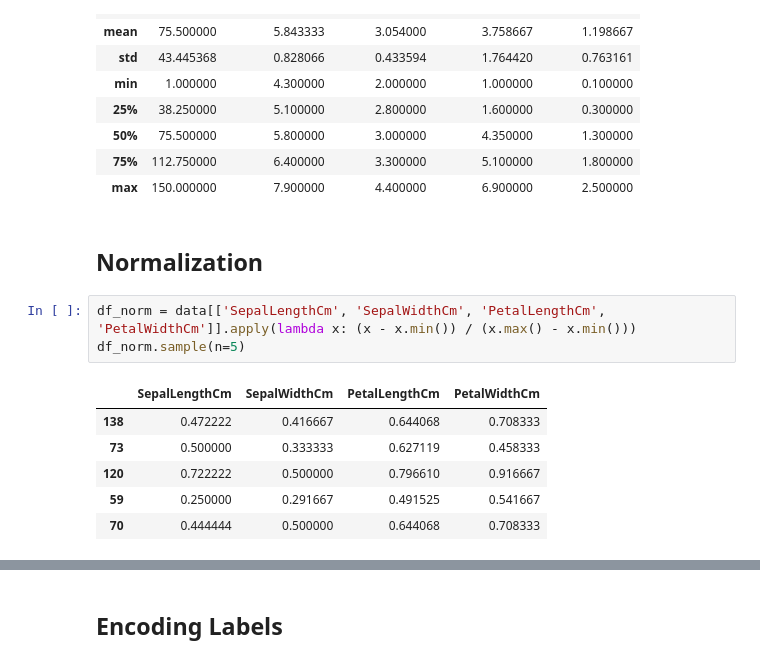
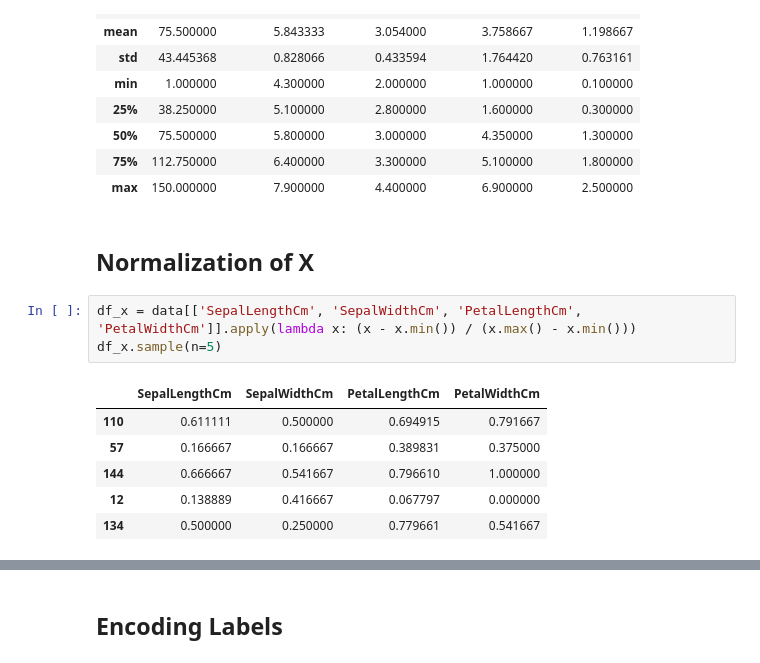
Before and after one commit to cavendano01/Statistical-Learning-II, a Jupyter notebook: proyecto-final/SL_II_Proyecto_MLP.ipynb, the cells around one changed output, grey strips where cells are left out. Cells and saved outputs as stored; diff of their text form.

```diff
--- a/proyecto-final/SL_II_Proyecto_MLP.ipynb
+++ b/proyecto-final/SL_II_Proyecto_MLP.ipynb
@@ -53,14 +57,14 @@ data.describe()
 | 75% | 112.750000 | 6.400000 | 3.300000 | 5.100000 | 1.800000 |
 | max | 150.000000 | 7.900000 | 4.400000 | 6.900000 | 2.500000 |
 # %% [markdown]
-## Normalization
+## Normalization of X
 # %%
-df_norm = data[['SepalLengthCm', 'SepalWidthCm', 'PetalLengthCm', 'PetalWidthCm']].apply(lambda x: (x - x.min()) / (x.max() - x.min()))
-df_norm.sample(n=5)
+df_x = data[['SepalLengthCm', 'SepalWidthCm', 'PetalLengthCm', 'PetalWidthCm']].apply(lambda x: (x - x.min()) / (x.max() - x.min()))
+df_x.sample(n=5)
 # %% [output]
 |  | SepalLengthCm | SepalWidthCm | PetalLengthCm | PetalWidthCm |
-| 138 | 0.472222 | 0.416667 | 0.644068 | 0.708333 |
-| 73 | 0.500000 | 0.333333 | 0.627119 | 0.458333 |
-| 120 | 0.722222 | 0.500000 | 0.796610 | 0.916667 |
-| 59 | 0.250000 | 0.291667 | 0.491525 | 0.541667 |
-| 70 | 0.444444 | 0.500000 | 0.644068 | 0.708333 |
+| 110 | 0.611111 | 0.500000 | 0.694915 | 0.791667 |
+| 57 | 0.166667 | 0.166667 | 0.389831 | 0.375000 |
+| 144 | 0.666667 | 0.541667 | 0.796610 | 1.000000 |
+| 12 | 0.138889 | 0.416667 | 0.067797 | 0.000000 |
+| 134 | 0.500000 | 0.250000 | 0.779661 | 0.541667 |
```
Also changed, not shown: parts of 36 cells of this notebook.
